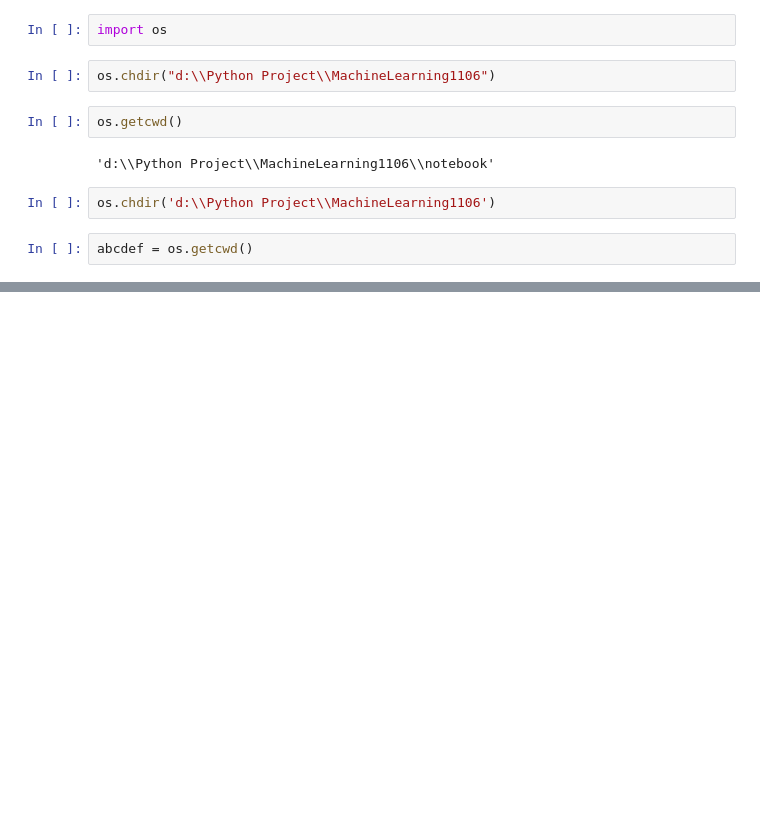
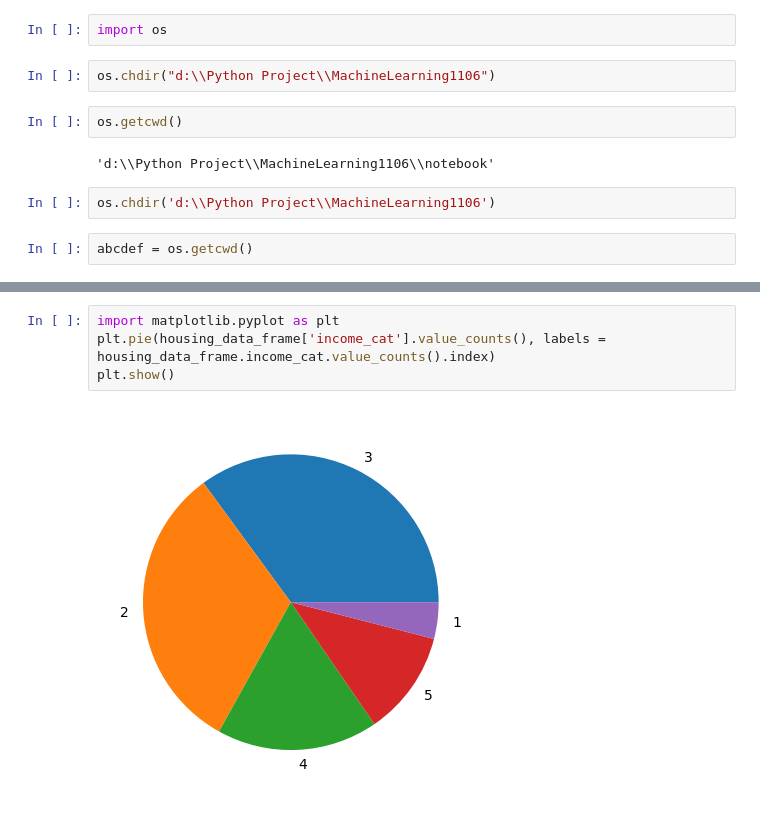
Before and after one commit to sumitbharti93/MachineLearning1106, a Jupyter notebook: notebook/example.ipynb, the cells around one changed output, grey strips where cells are left out. Cells and saved outputs as stored; diff of their text form; blank space fills up the shorter version.

```diff
--- a/notebook/example.ipynb
+++ b/notebook/example.ipynb
@@ -97,0 +330,6 @@ abcdef = os.getcwd()
+# %%
+import matplotlib.pyplot as plt
+plt.pie(housing_data_frame['income_cat'].value_counts(), labels = housing_data_frame.income_cat.value_counts().index)
+plt.show()
+# %% [output]
+[figure, added]
```
Also changed, not shown: parts of 43 cells of this notebook, 18 other files.
